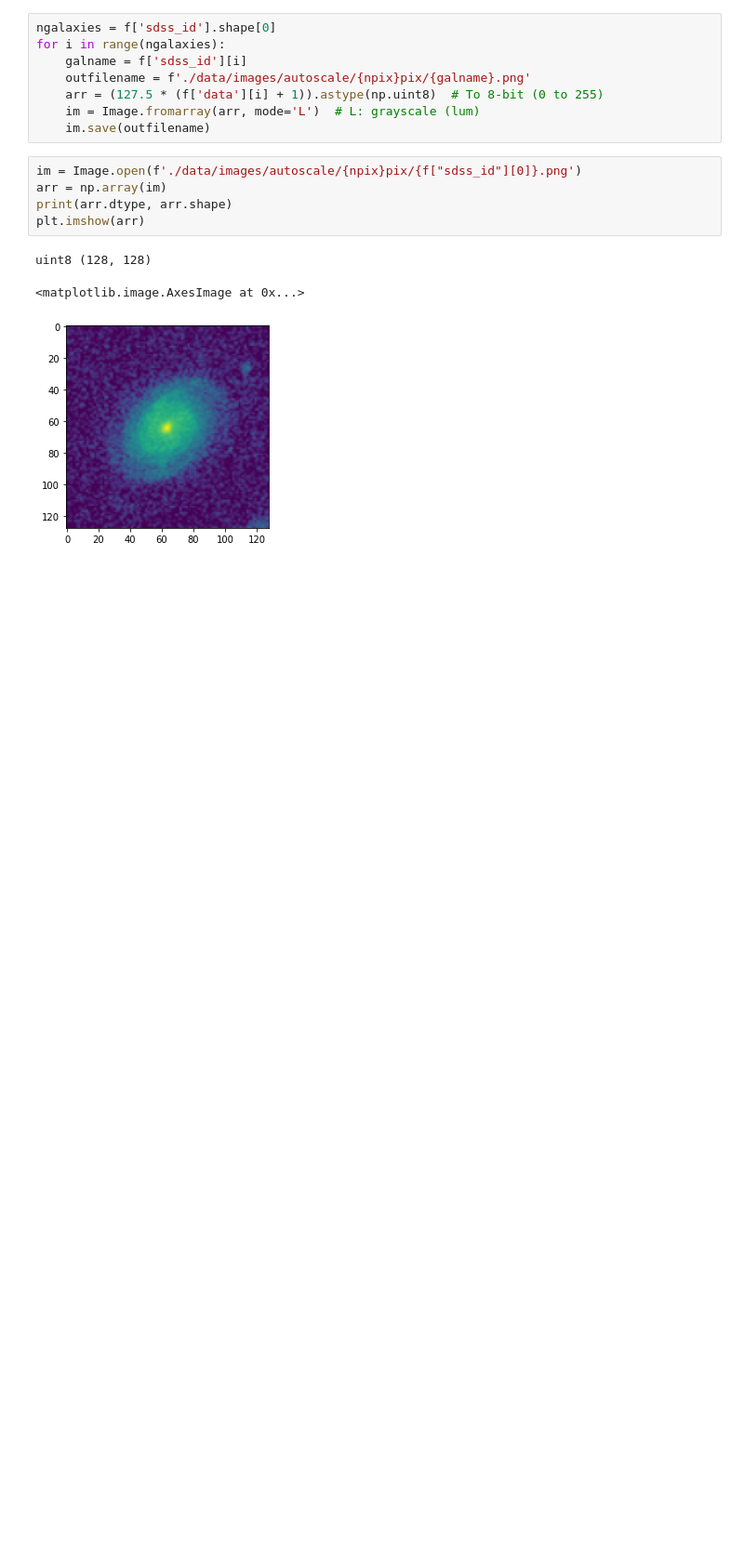
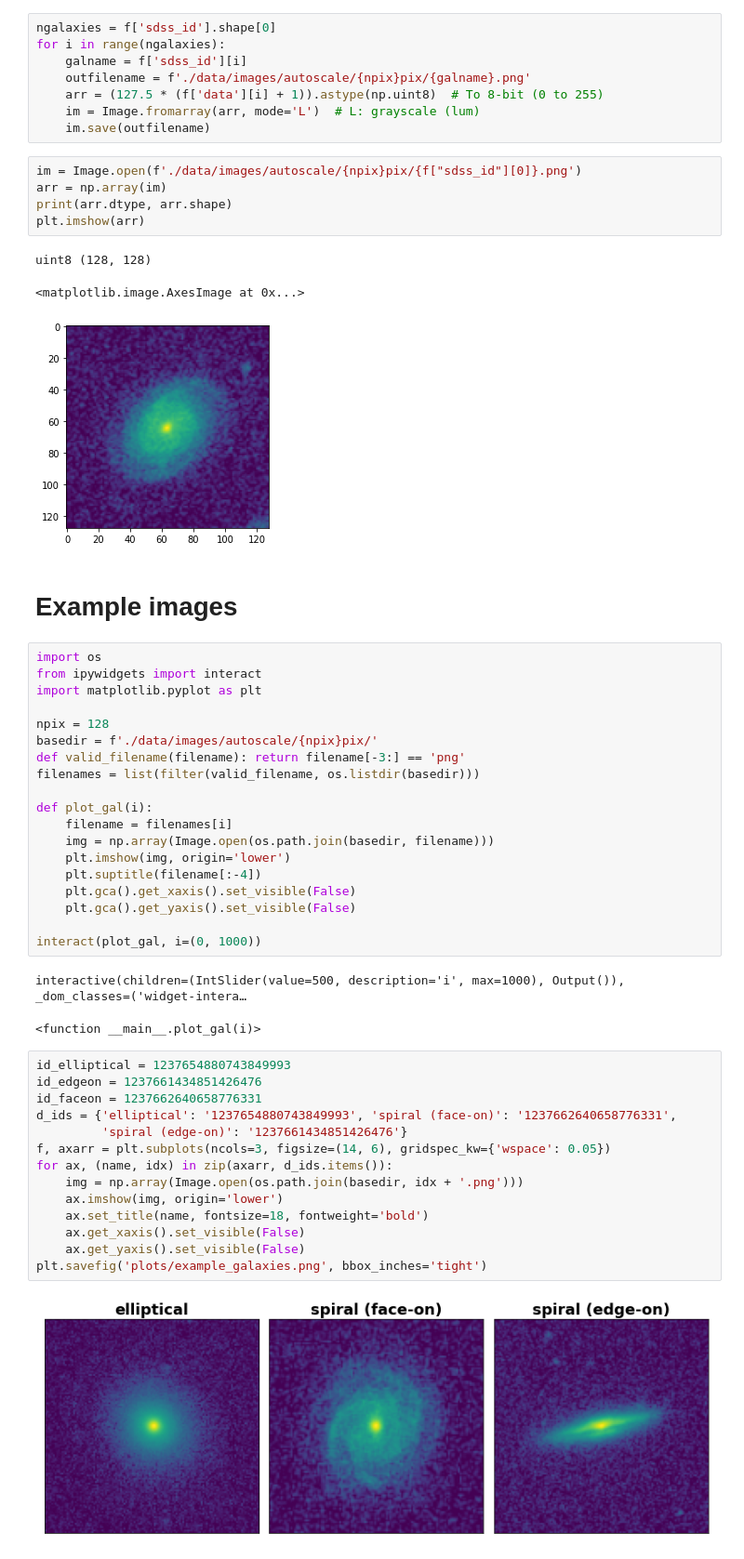
Before and after one commit to wdobbels/morpho-mstar, a Jupyter notebook: notebooks/02_create_images.ipynb, the cells around one changed output. Shown at 93% size. Drawn from its saved outputs; the diff is of its cells as text; blank space fills up the shorter version.

```diff
--- a/notebooks/02_create_images.ipynb
+++ b/notebooks/02_create_images.ipynb
@@ -38,3 +36,43 @@ plt.imshow(arr)
 uint8 (128, 128)
 <matplotlib.image.AxesImage at 0x...>
 [figure]
+# %% [markdown]
+# Example images
+# %%
+import os
+from ipywidgets import interact
+import matplotlib.pyplot as plt
+
+npix = 128
+basedir = f'./data/images/autoscale/{npix}pix/'
+def valid_filename(filename): return filename[-3:] == 'png'
+filenames = list(filter(valid_filename, os.listdir(basedir)))
+
+def plot_gal(i):
+    filename = filenames[i]
+    img = np.array(Image.open(os.path.join(basedir, filename)))
+    plt.imshow(img, origin='lower')
+    plt.suptitle(filename[:-4])
+    plt.gca().get_xaxis().set_visible(False)
+    plt.gca().get_yaxis().set_visible(False)
+
+interact(plot_gal, i=(0, 1000))
+# %% [output]
+interactive(children=(IntSlider(value=500, description='i', max=1000), Output()), _dom_classes=('widget-intera…
+<function __main__.plot_gal(i)>
+# %%
+id_elliptical = 1237654880743849993
+id_edgeon = 1237661434851426476
+id_faceon = 1237662640658776331
+d_ids = {'elliptical': '1237654880743849993', 'spiral (face-on)': '1237662640658776331',
+         'spiral (edge-on)': '1237661434851426476'}
+f, axarr = plt.subplots(ncols=3, figsize=(14, 6), gridspec_kw={'wspace': 0.05})
+for ax, (name, idx) in zip(axarr, d_ids.items()):
+    img = np.array(Image.open(os.path.join(basedir, idx + '.png')))
+    ax.imshow(img, origin='lower')
+    ax.set_title(name, fontsize=18, fontweight='bold')
+    ax.get_xaxis().set_visible(False)
+    ax.get_yaxis().set_visible(False)
+plt.savefig('plots/example_galaxies.png', bbox_inches='tight')
+# %% [output]
+[figure, added]
```
Also changed, not shown: parts of 1 cell of this notebook, 7 other files.
